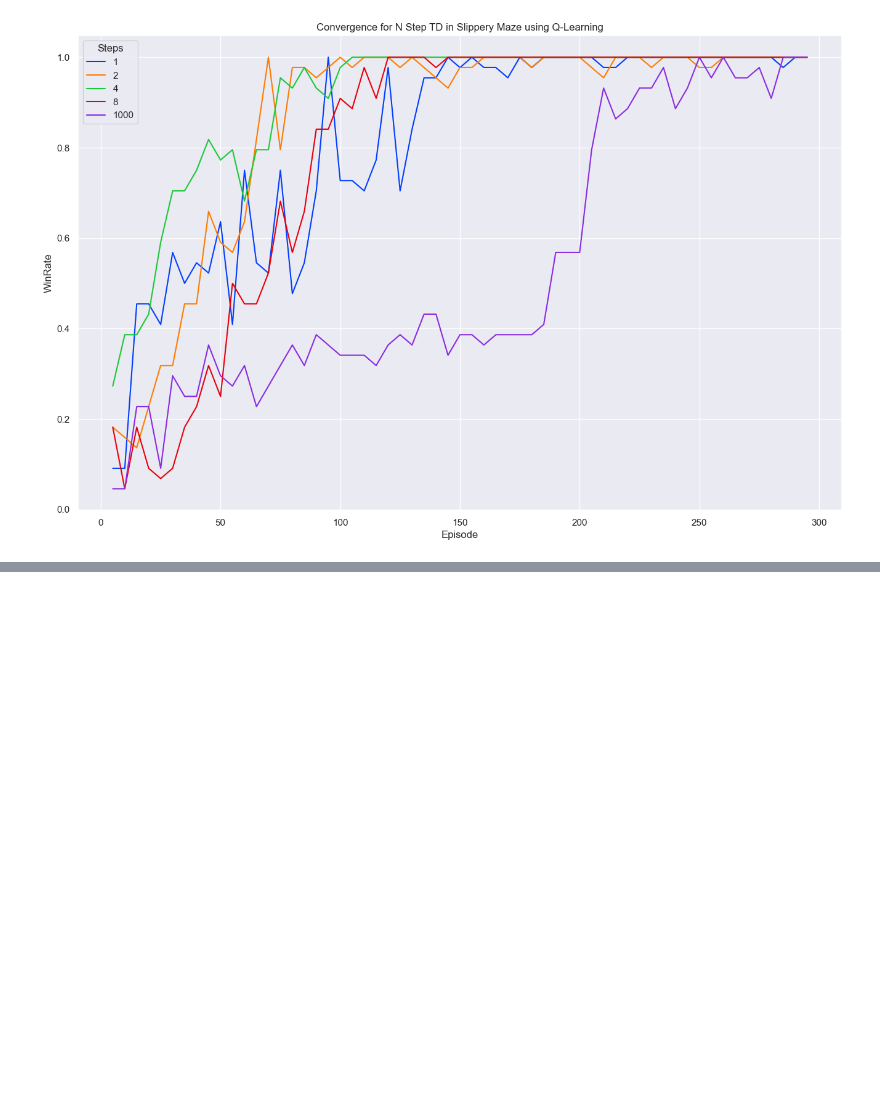
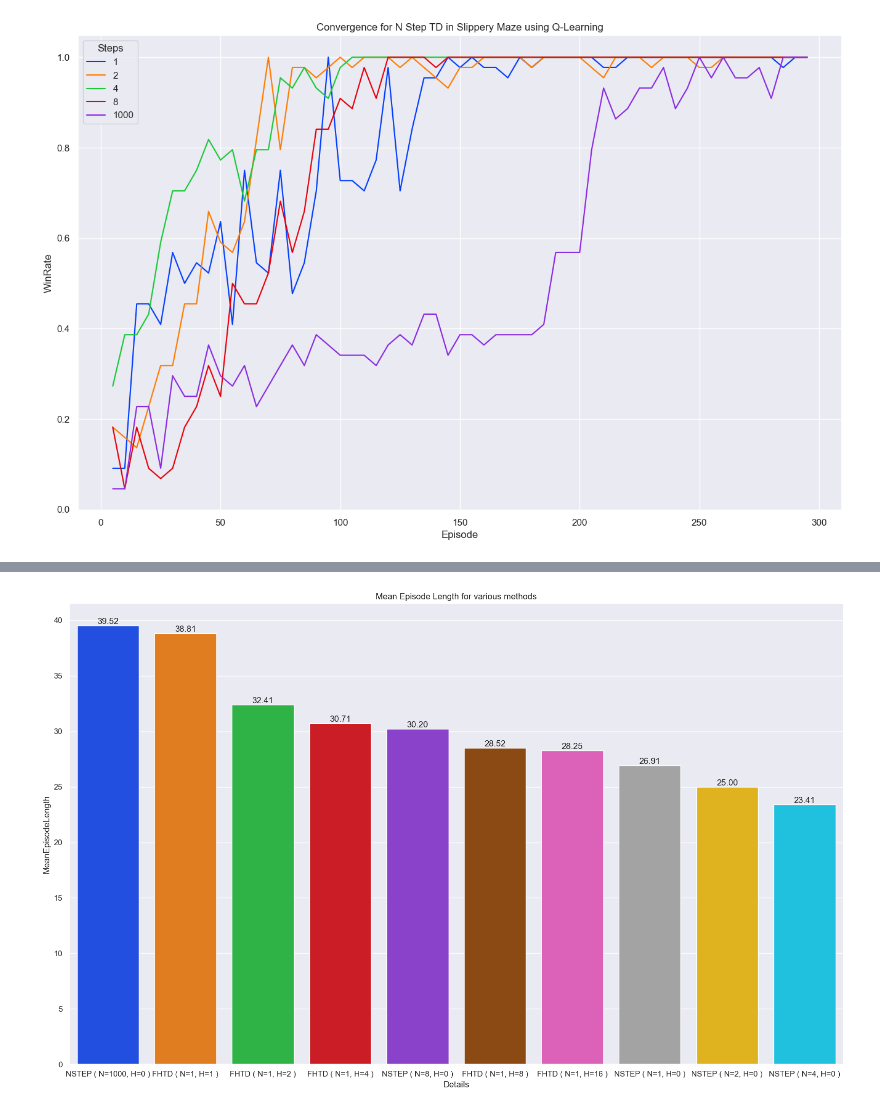
Before and after one commit to yotitan/RL-Slippery-Maze, a Jupyter notebook: graphs.ipynb, the cells around one changed output, grey strips where cells are left out. Cells and saved outputs as stored; diff of their text form; code cells hidden in the pictures; blank space fills up the shorter version.

Commit message:
Added Mean Episode Length graph

```diff
--- a/graphs.ipynb
+++ b/graphs.ipynb
@@ -74,0 +77,5 @@ plt.show( )
+# %%
+me = pd.read_excel( 'MeanEpisodeLength.xlsx' )
+me.sort_values( by=['MeanEpisodeLength'], ascending=False, inplace=True )
+me['Details'] = me['Model'] + ' ( N=' + me['Steps'].astype(str) + ', H=' + me['Horizon'].astype(str) + ' )'
+me.head( )
@@ -74,0 +89,11 @@ plt.show( )
+# %%
+ax = sns.barplot( data=me[(me['Slippery']==True)], x='Details', y='MeanEpisodeLength', palette='bright' )
+
+for container in ax.containers:
+    ax.bar_label( container, fmt='%0.2f' )
+
+plt.title( 'Mean Episode Length for various methods' )
+plt.tight_layout( )
+plt.show( )
+# %% [output]
+[figure, added]
```
Also changed, not shown: parts of 7 cells of this notebook, 1 other file.
